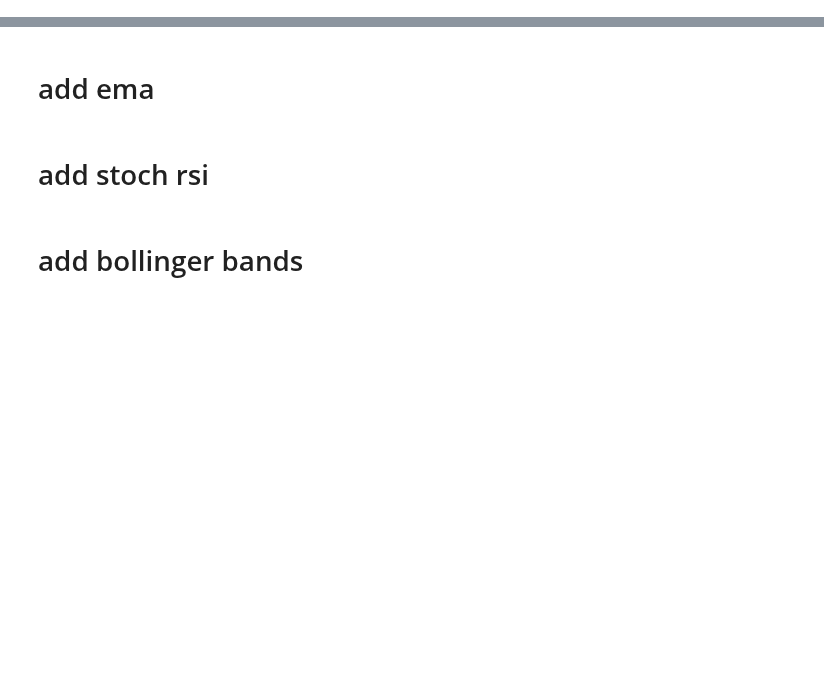
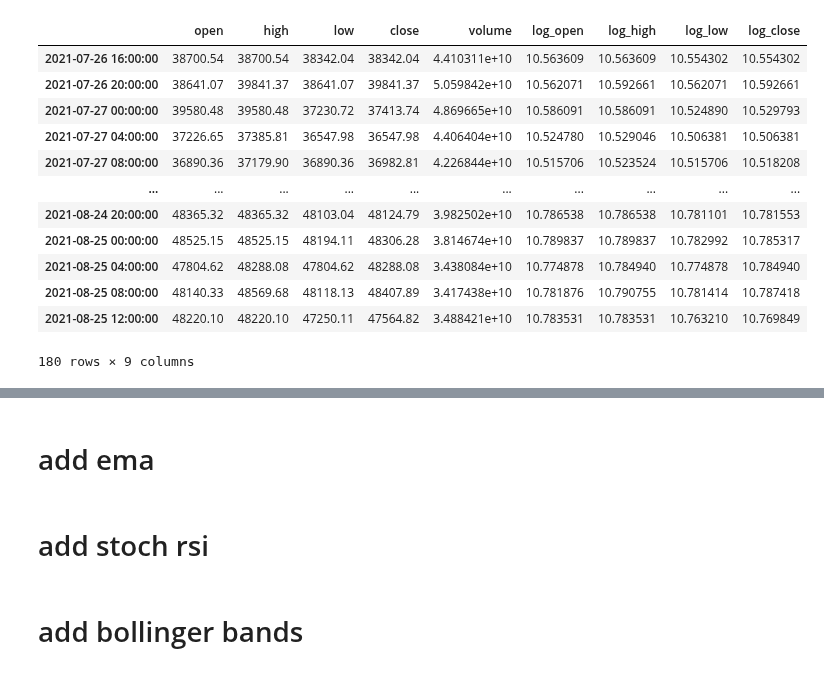
Before and after one commit to timjab92/cryptotrading-indicator, a Jupyter notebook: notebooks/DataExploration.ipynb, the cells around one changed output, grey strips where cells are left out. Drawn from its saved outputs; the diff is of its cells as text; code cells hidden in the pictures; blank space fills up the shorter version.

```diff
--- a/notebooks/DataExploration.ipynb
+++ b/notebooks/DataExploration.ipynb
@@ -15,0 +24,33 @@ def get_csv_data():
+# %%
+def get_coingecko():
+    #ohlc
+    url = "https://api.coingecko.com/api/v3/coins/bitcoin/ohlc?vs_currency=usd&days=30"
+    response = requests.get(url).json()
+    #cleaning
+    data_api = pd.DataFrame(response, columns = ['unix_time','open', 'high', 'low', 'close'])
+    data_api["Date"] = pd.to_datetime(data_api["unix_time"], unit='ms')
+    data_api = data_api.drop(columns='unix_time').set_index('Date')
+
+    #volume
+    url = "https://api.coingecko.com/api/v3/coins/bitcoin/market_chart?vs_currency=usd&days=30"
+    response = requests.get(url).json()
+
+    volume = pd.DataFrame(response['total_volumes'], columns=["unix_time","volume"])
+    volume['date'] = pd.to_datetime(pd.to_datetime(volume['unix_time'],unit='ms').dt.strftime("%Y/%m/%d, %H:00:00"))
+    volume = volume.drop(columns='unix_time').set_index('date')
+
+    #resample hourly into 4h
+    volume = volume.resample("4H").mean()
+
+    #concatinate
+    volume = volume[-180:]
+    data_api = data_api[-181:-1]
+    full = pd.concat([data_api, volume], axis=1)
+    full.columns=['open', 'high', 'low', 'close', 'volume']
+
+    for x in ['open', 'high', 'low', 'close']:
+        full[f'log_{x}'] = full[x].apply(lambda x: np.log(x))
+
+    data_api = full.copy()
+
+    return data_api
@@ -112,0 +124,16 @@ data.shape
+# %%
+get_coingecko()
+# %% [output]
+|  | open | high | low | close | volume | log_open | log_high | log_low | log_close |
+| 2021-07-26 16:00:00 | 38700.54 | 38700.54 | 38342.04 | 38342.04 | 4.410311e+10 | 10.563609 | 10.563609 | 10.554302 | 10.554302 |
+| 2021-07-26 20:00:00 | 38641.07 | 39841.37 | 38641.07 | 39841.37 | 5.059842e+10 | 10.562071 | 10.592661 | 10.562071 | 10.592661 |
+| 2021-07-27 00:00:00 | 39580.48 | 39580.48 | 37230.72 | 37413.74 | 4.869665e+10 | 10.586091 | 10.586091 | 10.524890 | 10.529793 |
+| 2021-07-27 04:00:00 | 37226.65 | 37385.81 | 36547.98 | 36547.98 | 4.406404e+10 | 10.524780 | 10.529046 | 10.506381 | 10.506381 |
+| 2021-07-27 08:00:00 | 36890.36 | 37179.90 | 36890.36 | 36982.81 | 4.226844e+10 | 10.515706 | 10.523524 | 10.515706 | 10.518208 |
+| ... | ... | ... | ... | ... | ... | ... | ... | ... | ... |
+| 2021-08-24 20:00:00 | 48365.32 | 48365.32 | 48103.04 | 48124.79 | 3.982502e+10 | 10.786538 | 10.786538 | 10.781101 | 10.781553 |
+| 2021-08-25 00:00:00 | 48525.15 | 48525.15 | 48194.11 | 48306.28 | 3.814674e+10 | 10.789837 | 10.789837 | 10.782992 | 10.785317 |
+| 2021-08-25 04:00:00 | 47804.62 | 48288.08 | 47804.62 | 48288.08 | 3.438084e+10 | 10.774878 | 10.784940 | 10.774878 | 10.784940 |
+| 2021-08-25 08:00:00 | 48140.33 | 48569.68 | 48118.13 | 48407.89 | 3.417438e+10 | 10.781876 | 10.790755 | 10.781414 | 10.787418 |
+| 2021-08-25 12:00:00 | 48220.10 | 48220.10 | 47250.11 | 47564.82 | 3.488421e+10 | 10.783531 | 10.783531 | 10.763210 | 10.769849 |
+180 rows × 9 columns
```
Also changed, not shown: parts of 34 cells of this notebook, 4 other files.
